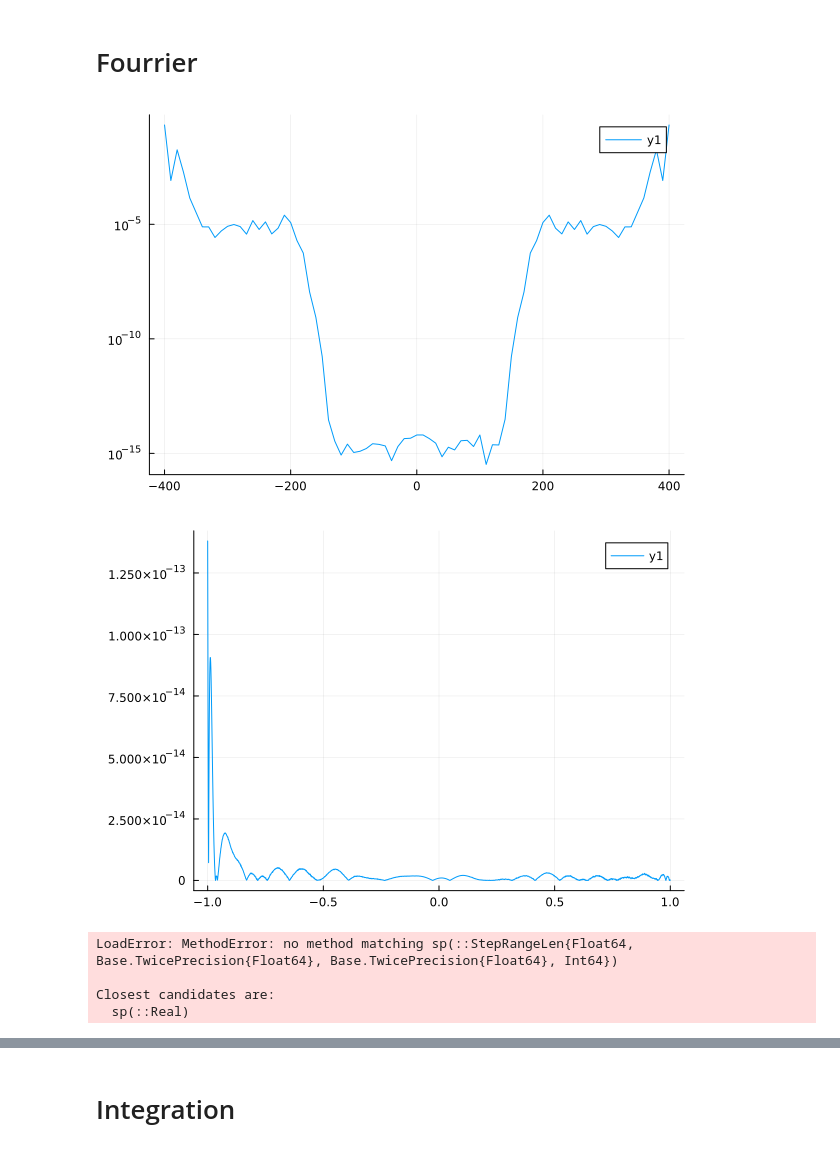
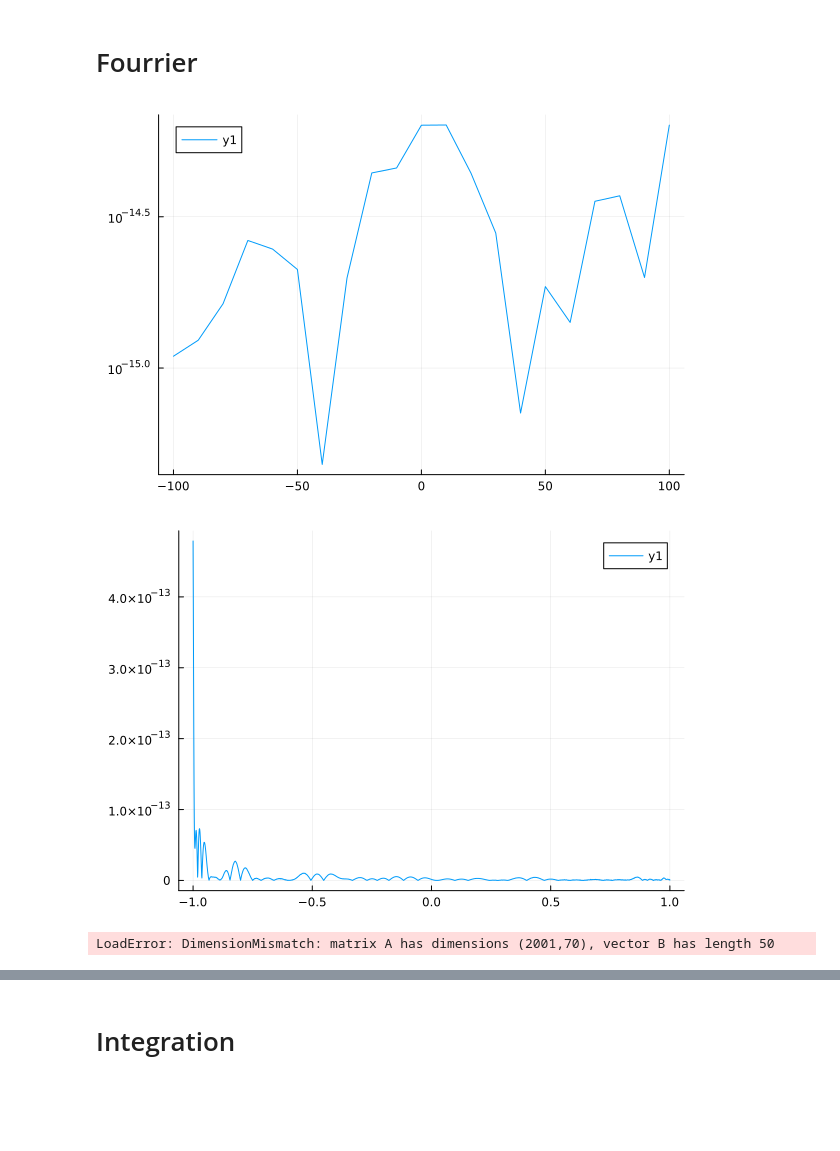
Before and after one commit to WietseVaes/NUTM-timestep, a Jupyter notebook: Code/Old tests.ipynb, the cells around one changed output, grey strips where cells are left out. Drawn from its saved outputs; the diff is of its cells as text; code cells hidden in the pictures; blank space fills up the shorter version.

```diff
--- a/Code/Old tests.ipynb
+++ b/Code/Old tests.ipynb
@@ -5,0 +35,6 @@ IBP_ft (generic function with 1 method)
+# %%
+a = pi; f = UltraFun(0,x -> sin(a*x),100); f_ft = x -> (1im*((x-a)*sin(x+a)+(-x-a)*sin(x-a)))/(x^2-a^2)
+
+kk = -10:0.1:10
+plot(kk,real.(f_ft.(kk)))
+plot!(kk,imag.(f_ft.(kk)))
@@ -124,26 +164,26 @@ plot(x,abs.(uk-map(df,x)),yaxis=:log)
 # %%
 #f = x -> sin(2*pi*x); f_ft = x -> -(4im*pi*sin(x))/(x^2-4*pi^2);
 #f = x -> cos(2*acos(x)); f_ft = x -> ((2*x^2-8)*sin(x)+8*x*cos(x))/x^3;
 #f = x -> sin(2*pi*x)*cos(2*pi*x); f_ft = x -> -(4im*pi*sin(x))/(x^2-16*pi^2)
 a = 1; f = x -> sin(a*x); f_ft = x -> (1im*((x-a)*sin(x+a)+(-x-a)*sin(x-a)))/(x^2-a^2)
 N = 50
 λ = 0;
 
-c = Cheb_coeff(f, N, λ)
+c = Ultra_spherical_coeff(f, N, λ)
 
 dk = 10;
-k = -400:dk:400;
+k = -100:dk:100;
 TT = Cheb_ft(N,k,λ);
 T_ft = TT[:,1,:];
 plot(k,abs.(T_ft * c - map(f_ft,k)), yaxis=:log)
 # %% [output]
-[figure, old version]
+[figure, new version]
 # %%
 a = 1; f = x -> sin(a*x); f_ft = x -> (1im*((x-a)*sin(x+a)+(-x-a)*sin(x-a)))/(x^2-a^2)
-N = 50
+N = 70
 λ = 0;
 
-c = Cheb_coeff(f, N, λ)
+c = Ultra_spherical_coeff(f, N, λ)
 dx = 0.001
 
 x = -1:dx:1
@@ -152,16 +192,14 @@ T = Cheb_poly(N,x,λ)
 
 plot(x,abs.(T * c - map(f,x)))
 # %% [output]
-[figure, old version]
+[figure, new version]
 # %%
 dk = 0.1;
-k = sp(-400:dk:400);
+N = 70
+k = sp(collect(-100:dk:100));
 TT = Cheb_ft(N,k,λ);
 T_ft = TT[:,1,:];
 
 plot(k,abs.(T_ft * c - map(f_ft,k)), yaxis=:log)
 # %% [output]
-LoadError: MethodError: no method matching sp(::StepRangeLen{Float64, Base.TwicePrecision{Float64}, Base.TwicePrecision{Float64}, Int64})
-
-Closest candidates are:
-  sp(::Real)
+LoadError: DimensionMismatch: matrix A has dimensions (2001,70), vector B has length 50
```
Also changed, not shown: parts of 20 cells of this notebook, 10 other files.
